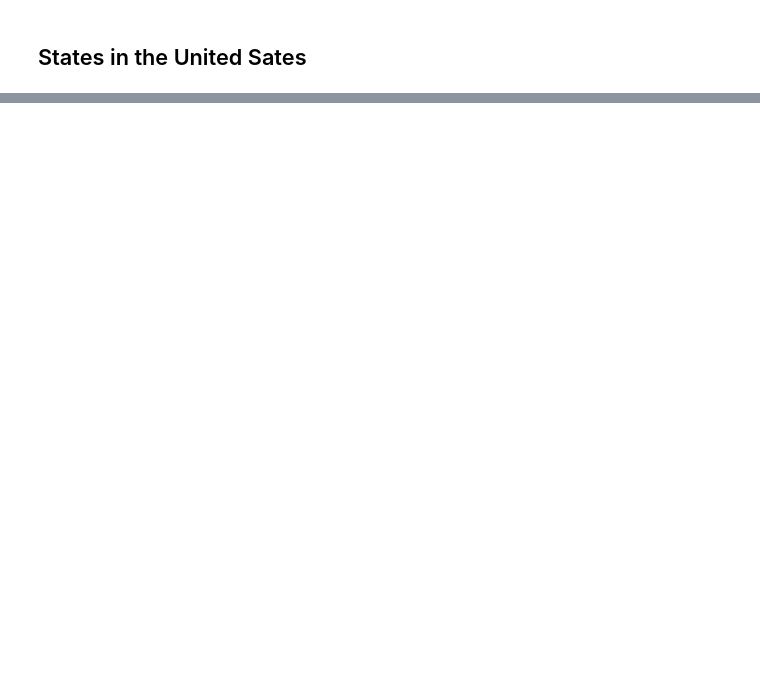
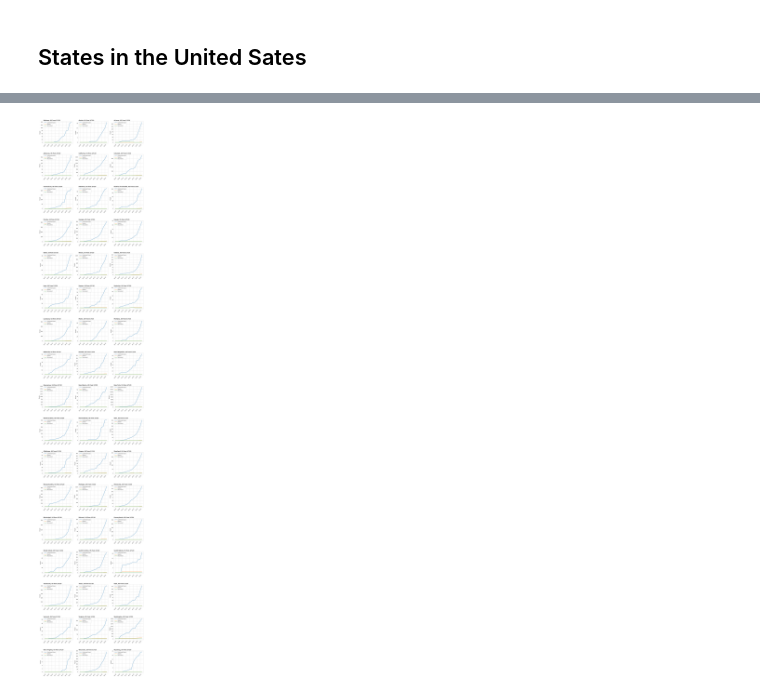
Before and after one commit to jflam/covid19, a Jupyter notebook: index.ipynb, the cells around one changed output, grey strips where cells are left out. Cells and saved outputs as stored; diff of their text form; code cells hidden in the pictures; blank space fills up the shorter version.

```diff
--- a/index.ipynb
+++ b/index.ipynb
@@ -45,0 +37,9 @@ plt.show()
+# %%
+states_df = pd.read_csv("https://raw.githubusercontent.com/jflam/covid19/master/data/states.csv")
+countries = ['US'] * len(states_df)
+start_dates = ['3/7/20'] * len(states_df)
+states_df = pd.DataFrame({'state': states_df["State"], 'country': countries, 'start_date': start_dates})
+generate_plots(states_df, 3)
+plt.show()
+# %% [output]
+[figure, added]
```
Also changed, not shown: parts of 26 cells of this notebook, 2 other files.
